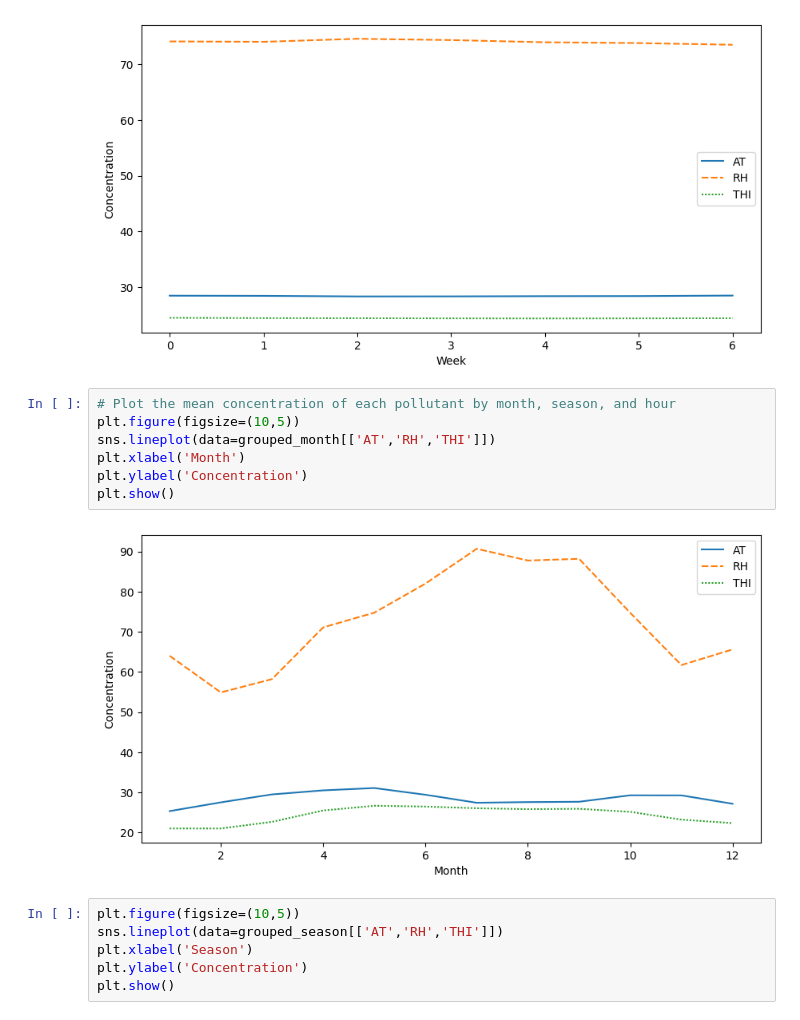
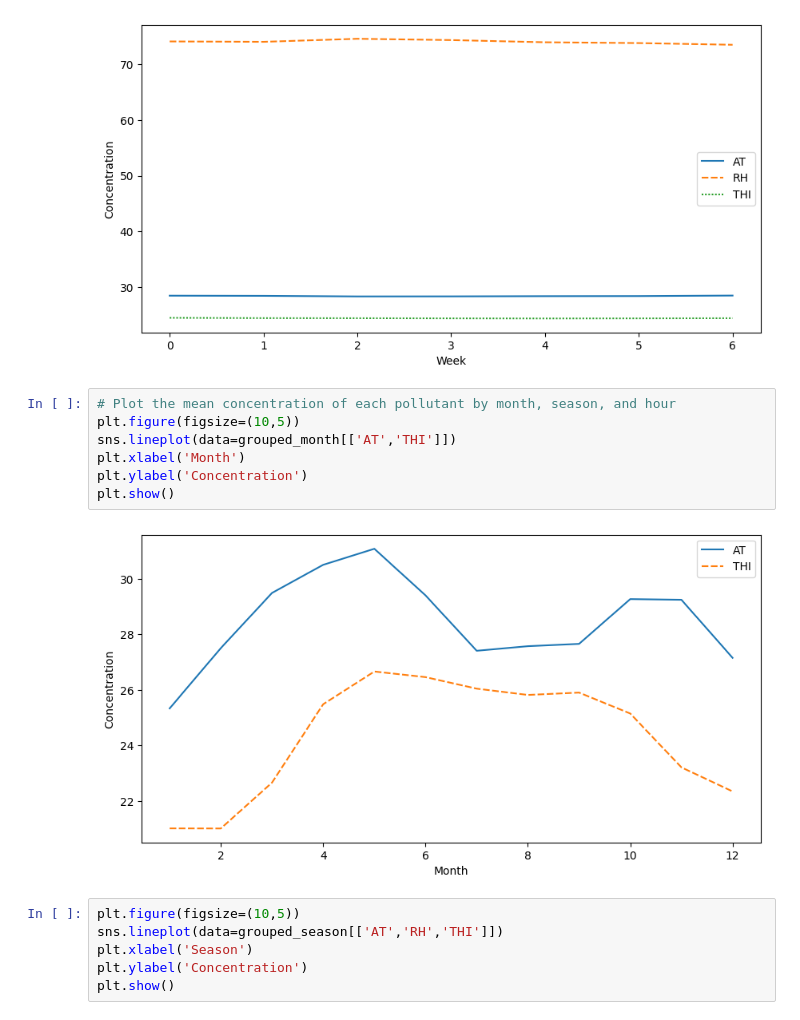
Before and after one commit to 0-shubham-0/Air_Toxicity_Prediction, a Jupyter notebook: notebooks/EDA/bi_lab copy.ipynb, the cells around one changed output. Saved outputs shown, nothing was run; the diff lists cells and outputs as text.

```diff
--- a/notebooks/EDA/bi_lab copy.ipynb
+++ b/notebooks/EDA/bi_lab copy.ipynb
@@ -67,12 +67,12 @@ plt.show()
 # %%
 # Plot the mean concentration of each pollutant by month, season, and hour
 plt.figure(figsize=(10,5))
-sns.lineplot(data=grouped_month[['AT','RH','THI']])
+sns.lineplot(data=grouped_month[['AT','THI']])
 plt.xlabel('Month')
 plt.ylabel('Concentration')
 plt.show()
 # %% [output]
-[figure, old version]
+[figure, new version]
 # %%
 plt.figure(figsize=(10,5))
 sns.lineplot(data=grouped_season[['AT','RH','THI']])
```
Also changed, not shown: parts of 1 cell of this notebook, 1 other file.
